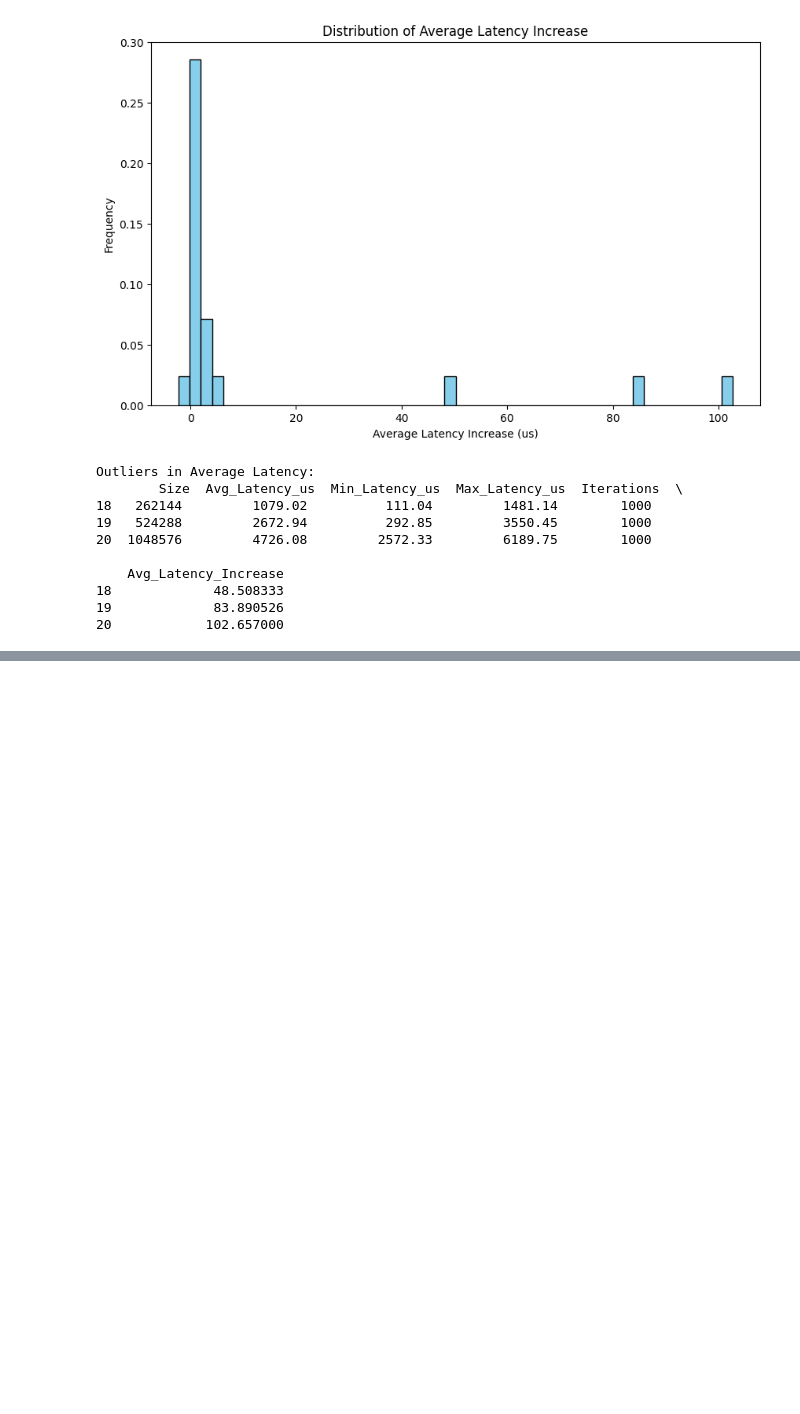
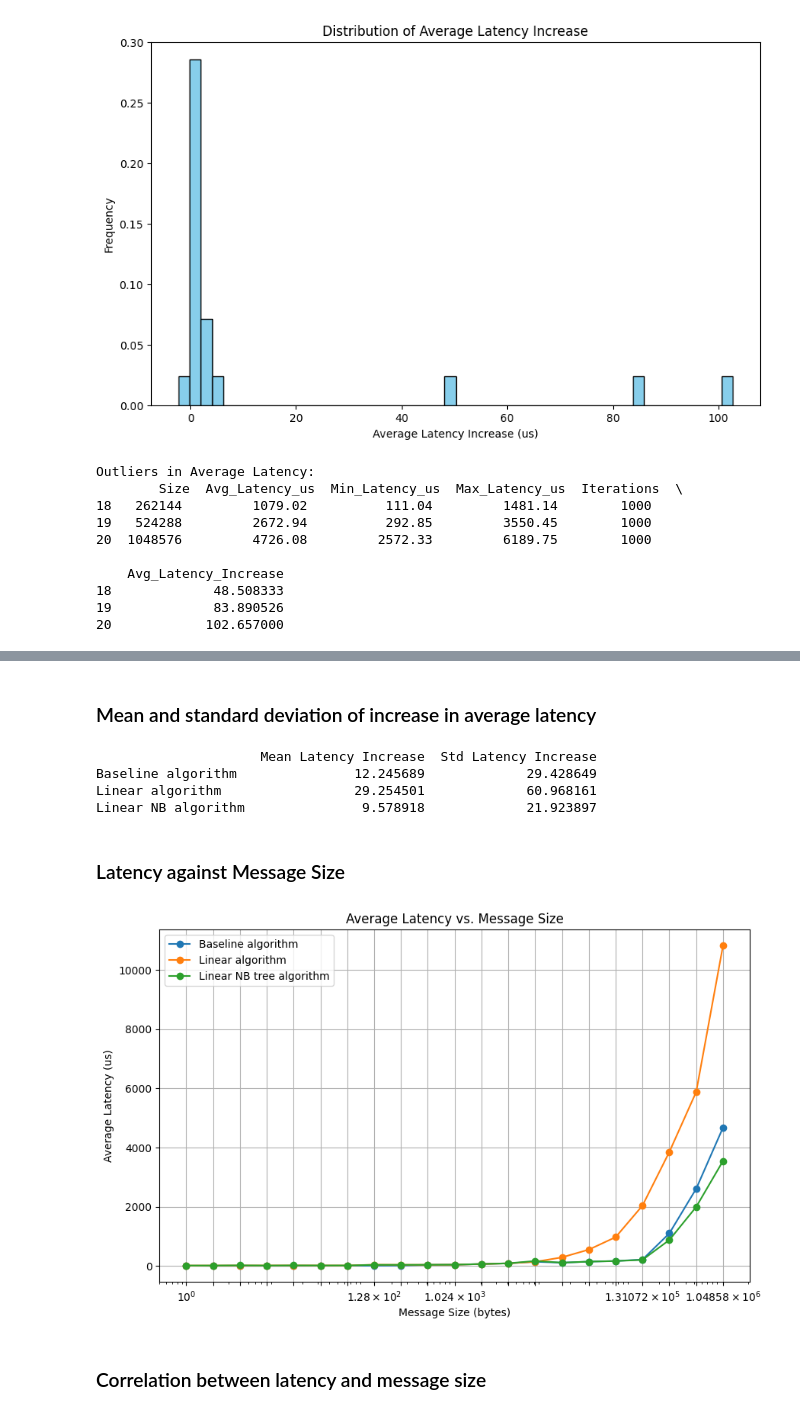
Before and after one commit to YasminBougammoura/HPC, a Jupyter notebook: Esercizio1/operations/scatter/epyc/scatter_preanalysis_epyc.ipynb, the cells around one changed output, grey strips where cells are left out. Drawn from its saved outputs; the diff is of its cells as text; code cells hidden in the pictures; blank space fills up the shorter version.

Commit message:
Comparison between algorithms

```diff
--- a/Esercizio1/operations/scatter/epyc/scatter_preanalysis_epyc.ipynb
+++ b/Esercizio1/operations/scatter/epyc/scatter_preanalysis_epyc.ipynb
@@ -178,0 +192,56 @@ Outliers in Average Latency:
+# %% [markdown]
+### Mean and standard deviation of increase in average latency
+# %%
+df_1_epyc['Avg_Latency_Increase'] = df_1_epyc['Avg_Latency_us'].diff()/np.log2(df_1_epyc["Size"])
+df_1_epyc_lat_increase = df_1_epyc['Avg_Latency_Increase'].dropna()
+
+df_1_epyc_mean_increase = df_1_epyc_lat_increase.mean()
+df_1_epyc_std_increase = df_1_epyc_lat_increase.std()
+# ---
+df_2_epyc['Avg_Latency_Increase'] = df_2_epyc['Avg_Latency_us'].diff()/np.log2(df_2_epyc["Size"])
+df_2_epyc_lat_increase = df_2_epyc['Avg_Latency_Increase'].dropna()
+
+df_2_epyc_mean_increase = df_2_epyc_lat_increase.mean()
+df_2_epyc_std_increase = df_2_epyc_lat_increase.std()
+# ---
+
+# Summary table
+
+latency_mean_increases = [df_4w1i_mean_increase,df_1_epyc_mean_increase,df_2_epyc_mean_increase]
+latency_std_increase = [df_4w1i_std_increase,df_1_epyc_std_increase,df_2_epyc_std_increase]
+
+summary_table3 = pd.DataFrame({
+    "Mean Latency Increase": latency_mean_increases,
+    "Std Latency Increase": latency_std_increase
+})
+
+summary_table3.index = ["Baseline algorithm","Linear algorithm","Linear NB algorithm"]
+
+print(summary_table3)
+# %% [output]
+                     Mean Latency Increase  Std Latency Increase
+Baseline algorithm               12.245689             29.428649
+Linear algorithm                 29.254501             60.968161
+Linear NB algorithm               9.578918             21.923897
+# %% [markdown]
+### Latency against Message Size
+# %%
+plt.figure(figsize=(10,6))
+
+plt.plot(df_4w1i['Size'], df_4w1i['Avg_Latency_us'], label='Baseline algorithm', marker='o')
+plt.plot(df_1_epyc['Size'], df_1_epyc['Avg_Latency_us'], label='Linear algorithm', marker='o')
+plt.plot(df_2_epyc['Size'], df_2_epyc['Avg_Latency_us'], label='Linear NB tree algorithm', marker='o')
+
+plt.title('Average Latency vs. Message Size')
+plt.xlabel('Message Size (bytes)')
+plt.ylabel('Average Latency (us)')
+plt.xscale('log')
+plt.grid(True)
+plt.legend()
+plt.xticks(df_4w1i['Size'])
+
+plt.show()
+# %% [output]
+[figure, added]
+# %% [markdown]
+### Correlation between latency and message size
```
Also changed, not shown: parts of 4 cells of this notebook, 1 other file.
